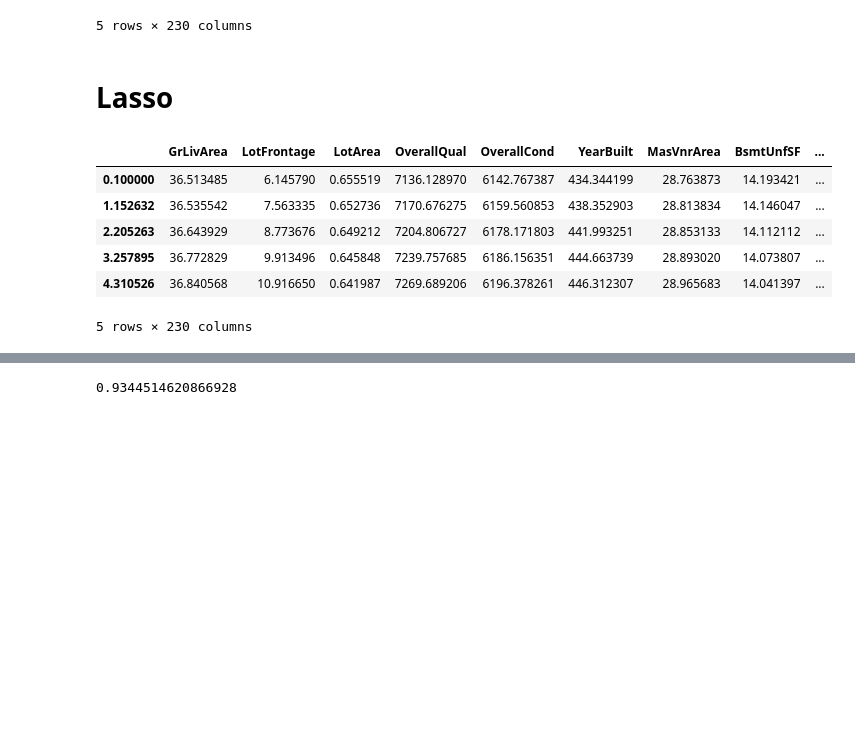
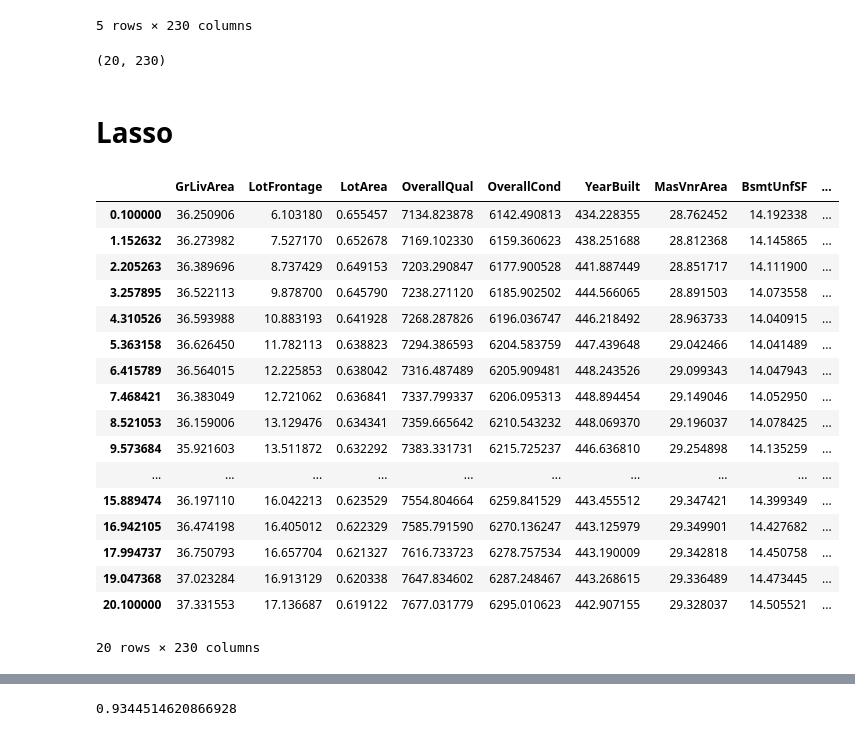
Before and after one commit to mobrien829/ames-ml-project, a Jupyter notebook: Joaquin/Imputed_Data_Model.ipynb, the cells around one changed output, grey strips where cells are left out. Cells and saved outputs as stored; diff of their text form; code cells hidden in the pictures; blank space fills up the shorter version.

```diff
--- a/Joaquin/Imputed_Data_Model.ipynb
+++ b/Joaquin/Imputed_Data_Model.ipynb
@@ -778,26 +785,43 @@ coefs.head()
 | 3 | 10.498955 | 100.475481 | 0.346923 | 3915.860402 | 574.624032 | 80.449092 | 20.141489 | 2.094429 | ... |
 | 4 | 9.403364 | 93.946614 | 0.314315 | 3525.614311 | 364.344234 | 76.084724 | 18.232679 | 1.967131 | ... |
 5 rows × 230 columns
+# %%
+coefs.shape
+# %% [output]
+(20, 230)
 # %% [markdown]
 # Lasso
 # %%
 lasso  = Lasso()
 alphas = np.linspace(0.1,20.1,20)
-lasso.set_params(normalize=False)
+lasso.set_params(max_iter = 10000, normalize=False)
 coefs_lasso  = []
+train_scores_lasso = []
 
 for alpha in alphas:
         lasso.set_params(alpha=alpha)
         lasso.fit(X_train, y_train)
         coefs_lasso.append(lasso.coef_)
+        train_scores_lasso.append(lasso.score(X_train, y_train))
 
 coefs_lasso = pd.DataFrame(coefs_lasso, index = alphas, columns = X_train.columns)
-coefs_lasso.head()
+coefs_lasso
 # %% [output]
 |  | GrLivArea | LotFrontage | LotArea | OverallQual | OverallCond | YearBuilt | MasVnrArea | BsmtUnfSF | ... |
-| 0.100000 | 36.513485 | 6.145790 | 0.655519 | 7136.128970 | 6142.767387 | 434.344199 | 28.763873 | 14.193421 | ... |
-| 1.152632 | 36.535542 | 7.563335 | 0.652736 | 7170.676275 | 6159.560853 | 438.352903 | 28.813834 | 14.146047 | ... |
-| 2.205263 | 36.643929 | 8.773676 | 0.649212 | 7204.806727 | 6178.171803 | 441.993251 | 28.853133 | 14.112112 | ... |
-| 3.257895 | 36.772829 | 9.913496 | 0.645848 | 7239.757685 | 6186.156351 | 444.663739 | 28.893020 | 14.073807 | ... |
-| 4.310526 | 36.840568 | 10.916650 | 0.641987 | 7269.689206 | 6196.378261 | 446.312307 | 28.965683 | 14.041397 | ... |
+| 0.100000 | 36.250906 | 6.103180 | 0.655457 | 7134.823878 | 6142.490813 | 434.228355 | 28.762452 | 14.192338 | ... |
+| 1.152632 | 36.273982 | 7.527170 | 0.652678 | 7169.102330 | 6159.360623 | 438.251688 | 28.812368 | 14.145865 | ... |
+| 2.205263 | 36.389696 | 8.737429 | 0.649153 | 7203.290847 | 6177.900528 | 441.887449 | 28.851717 | 14.111900 | ... |
+| 3.257895 | 36.522113 | 9.878700 | 0.645790 | 7238.271120 | 6185.902502 | 444.566065 | 28.891503 | 14.073558 | ... |
+| 4.310526 | 36.593988 | 10.883193 | 0.641928 | 7268.287826 | 6196.036747 | 446.218492 | 28.963733 | 14.040915 | ... |
+| 5.363158 | 36.626450 | 11.782113 | 0.638823 | 7294.386593 | 6204.583759 | 447.439648 | 29.042466 | 14.041489 | ... |
+| 6.415789 | 36.564015 | 12.225853 | 0.638042 | 7316.487489 | 6205.909481 | 448.243526 | 29.099343 | 14.047943 | ... |
+| 7.468421 | 36.383049 | 12.721062 | 0.636841 | 7337.799337 | 6206.095313 | 448.894454 | 29.149046 | 14.052950 | ... |
+| 8.521053 | 36.159006 | 13.129476 | 0.634341 | 7359.665642 | 6210.543232 | 448.069370 | 29.196037 | 14.078425 | ... |
+| 9.573684 | 35.921603 | 13.511872 | 0.632292 | 7383.331731 | 6215.725237 | 446.636810 | 29.254898 | 14.135259 | ... |
+| ... | ... | ... | ... | ... | ... | ... | ... | ... | ... |
+| 15.889474 | 36.197110 | 16.042213 | 0.623529 | 7554.804664 | 6259.841529 | 443.455512 | 29.347421 | 14.399349 | ... |
+| 16.942105 | 36.474198 | 16.405012 | 0.622329 | 7585.791590 | 6270.136247 | 443.125979 | 29.349901 | 14.427682 | ... |
+| 17.994737 | 36.750793 | 16.657704 | 0.621327 | 7616.733723 | 6278.757534 | 443.190009 | 29.342818 | 14.450758 | ... |
+| 19.047368 | 37.023284 | 16.913129 | 0.620338 | 7647.834602 | 6287.248467 | 443.268615 | 29.336489 | 14.473445 | ... |
+| 20.100000 | 37.331553 | 17.136687 | 0.619122 | 7677.031779 | 6295.010623 | 442.907155 | 29.328037 | 14.505521 | ... |
-5 rows × 230 columns
+20 rows × 230 columns
```
Also changed, not shown: parts of 18 cells of this notebook.
